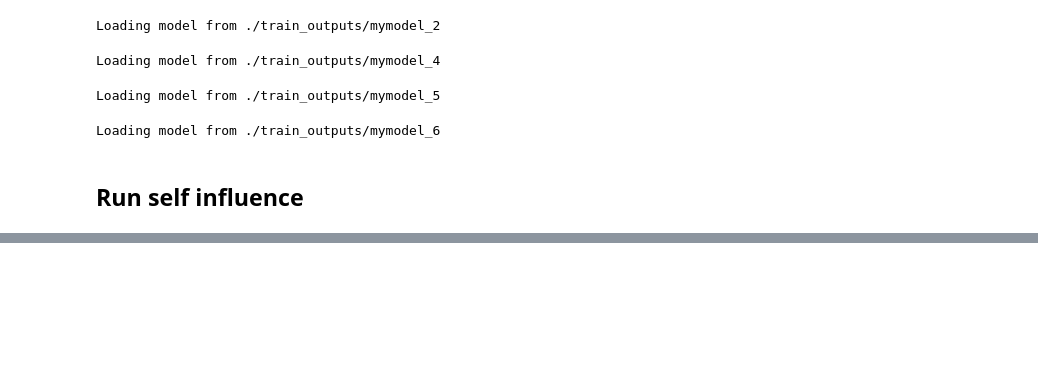
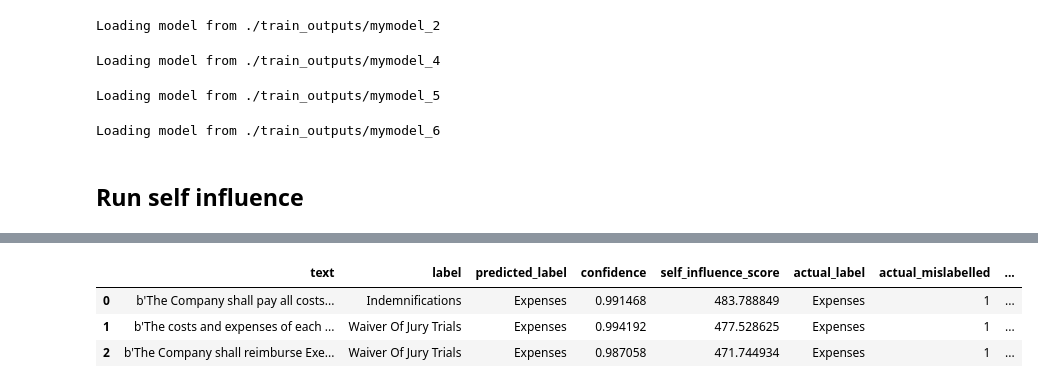
Before and after one commit to praseedm/tracin_implemention_on_ledgar_dataset, a Jupyter notebook: Mislabelled_detection_using_self_influence.ipynb, the cells around one changed output, grey strips where cells are left out. Drawn from its saved outputs; the diff is of its cells as text; code cells hidden in the pictures; blank space fills up the shorter version.

```diff
--- a/Mislabelled_detection_using_self_influence.ipynb
+++ b/Mislabelled_detection_using_self_influence.ipynb
@@ -198,0 +265,7 @@ save_result(res)
+# %%
+self_influence_result_df.head(3)
+# %% [output]
+|  | text | label | predicted_label | confidence | self_influence_score | actual_label | actual_mislabelled | ... |
+| 0 | b'The Company shall pay all costs... | Indemnifications | Expenses | 0.991468 | 483.788849 | Expenses | 1 | ... |
+| 1 | b'The costs and expenses of each ... | Waiver Of Jury Trials | Expenses | 0.994192 | 477.528625 | Expenses | 1 | ... |
+| 2 | b'The Company shall reimburse Exe... | Waiver Of Jury Trials | Expenses | 0.987058 | 471.744934 | Expenses | 1 | ... |
```
Also changed, not shown: parts of 36 cells of this notebook.
